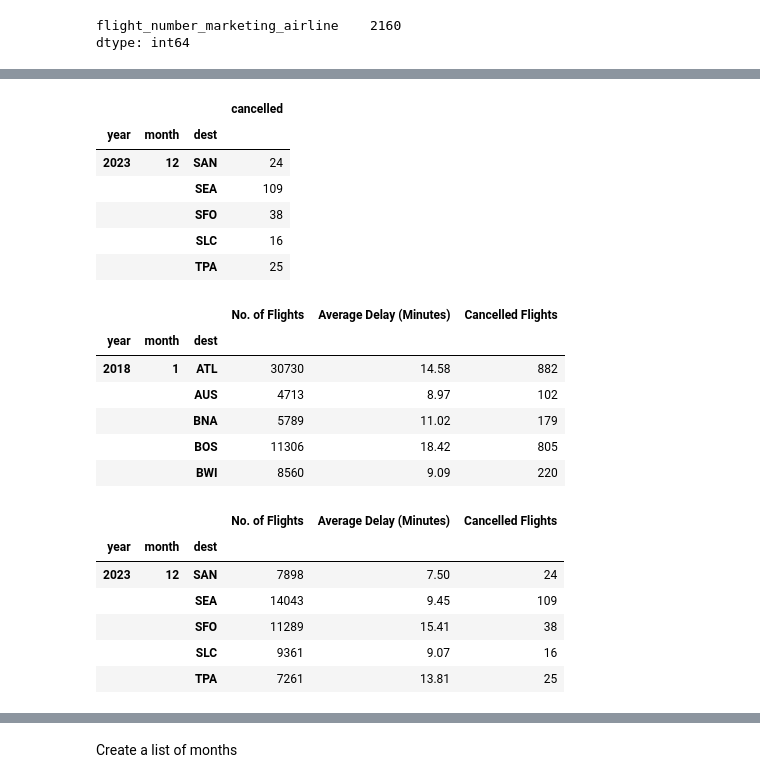
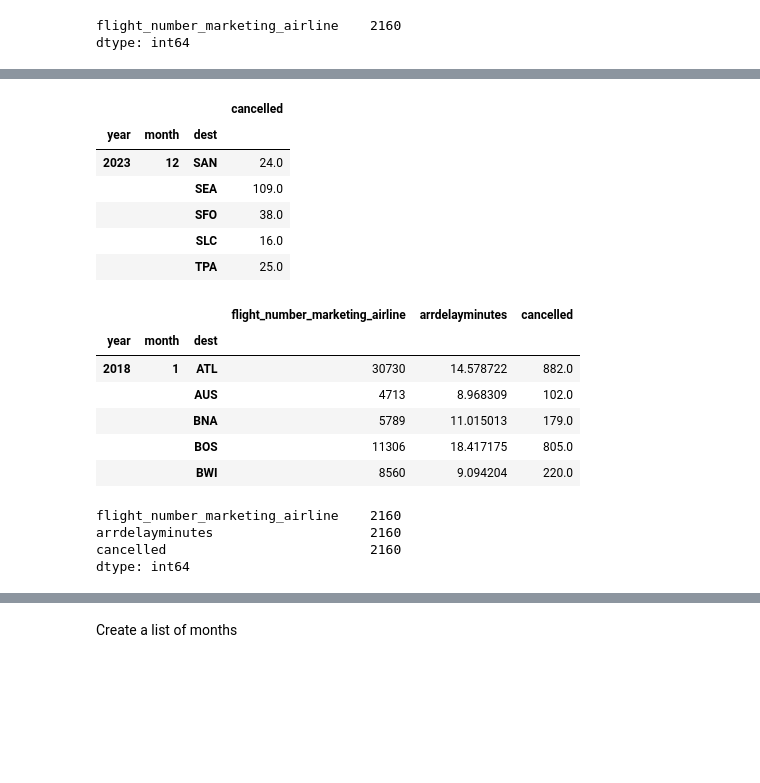
Before and after one commit to silas-ph/Group_6_EDA, a Jupyter notebook: p1_flight_data_analysis.ipynb, the cells around one changed output, grey strips where cells are left out. Saved outputs shown, nothing was run; the diff lists cells and outputs as text; code cells hidden in the pictures; blank space fills up the shorter version.

```diff
--- a/p1_flight_data_analysis.ipynb
+++ b/p1_flight_data_analysis.ipynb
@@ -603,13 +611,0 @@ dtype: int64
-# %%
-# Rename the column to something more meaningful
-df_flights_summary = df_flights_summary.rename(columns={'flight_number_marketing_airline': 'No. of Flights'})
-# %%
-# Calculate the average delay on arrival in minutes by year, month and arrival airport, round to two digits, and sort.
-df_arrdelay_mean = df_flights[['year', 'month', 'dest', 'arrdelayminutes']].groupby(['year', 'month', 'dest']).mean().round(2).sort_index()
-display(df_arrdelay_mean.head())
-display(df_arrdelay_mean.tail())
-
-# Add average delay on arrival to the DataFrame
-df_flights_summary['Average Delay (Minutes)'] = df_arrdelay_mean['arrdelayminutes']
-display(df_flights_summary.head())
-display(df_flights_summary.tail())
@@ -644,0 +614,15 @@ display(df_flights_summary.tail())
+# %%
+# Retrieve the arrival delay, 'arrdelayminutes' and drop any rows with invalid values
+df_delay = df_flights[['year', 'month', 'dest', 'arrdelayminutes']].dropna()
+# display(df_delay.head())
+
+# Average over 'year', 'month', 'dest'.
+df_delay_mean = df_delay.groupby(['year', 'month', 'dest']).mean()
+
+# Merge average delay on arrival to the flights summary DataFrame
+df_flights_summary = pd.merge(df_flights_summary, df_delay_mean,
+                              how='inner',
+                              on=['year', 'month', 'dest'])
+display(df_flights_summary.head())
+# display(df_flights_summary.tail())
+display(df_flights_summary.count())
@@ -645,17 +645,16 @@ display(df_flights_summary.tail())
 # %%
-# Calculate cancellations by year, month, and airport. To calculate the
-# cancellations we sum over the 'cancelled' column of the 'df_flights' DataFrame
-# since, according to the data dictionary, it has a value of 1 when a flight is
-# cancelled and a value of 0 if it is not cancelled.
-# Also, convert the number of cancellations to integer and sort by index.
-df_cancelled = df_flights[['year', 'month', 'dest', 'cancelled']].groupby(['year', 'month', 'dest']).sum().astype(int).sort_index()
+# Retrieve and sum over the cancelled flights.
+df_cancelled = df_flights[['year', 'month', 'dest', 'cancelled']].groupby(['year', 'month', 'dest']).sum()
 display(df_cancelled.head())
 display(df_cancelled.tail())
 
-# Add the cancellations to the summary DataFrame
-df_flights_summary['Cancelled Flights'] = df_cancelled['cancelled']
+# Merge cancelled flights to the flights summary DataFrame
+df_flights_summary = pd.merge(df_flights_summary, df_cancelled,
+                              how='inner',
+                              on=['year', 'month', 'dest'])
 display(df_flights_summary.head())
-display(df_flights_summary.tail())
+# display(df_flights_summary.tail())
+display(df_flights_summary.count())
 # %% [output]
 |  |  |  | cancelled |
 | year | month | dest |  |
@@ -667,21 +666,18 @@ display(df_flights_summary.tail())
 |  |  |  | cancelled |
 | year | month | dest |  |
-| 2023 | 12 | SAN | 24 |
-|  |  | SEA | 109 |
-|  |  | SFO | 38 |
-|  |  | SLC | 16 |
-|  |  | TPA | 25 |
+| 2023 | 12 | SAN | 24.0 |
+|  |  | SEA | 109.0 |
+|  |  | SFO | 38.0 |
+|  |  | SLC | 16.0 |
+|  |  | TPA | 25.0 |
-|  |  |  | No. of Flights | Average Delay (Minutes) | Cancelled Flights |
+|  |  |  | flight_number_marketing_airline | arrdelayminutes | cancelled |
 | year | month | dest |  |  |  |
-| 2018 | 1 | ATL | 30730 | 14.58 | 882 |
-|  |  | AUS | 4713 | 8.97 | 102 |
-|  |  | BNA | 5789 | 11.02 | 179 |
-|  |  | BOS | 11306 | 18.42 | 805 |
-|  |  | BWI | 8560 | 9.09 | 220 |
+| 2018 | 1 | ATL | 30730 | 14.578722 | 882.0 |
+|  |  | AUS | 4713 | 8.968309 | 102.0 |
+|  |  | BNA | 5789 | 11.015013 | 179.0 |
+|  |  | BOS | 11306 | 18.417175 | 805.0 |
+|  |  | BWI | 8560 | 9.094204 | 220.0 |
-|  |  |  | No. of Flights | Average Delay (Minutes) | Cancelled Flights |
-| year | month | dest |  |  |  |
-| 2023 | 12 | SAN | 7898 | 7.50 | 24 |
-|  |  | SEA | 14043 | 9.45 | 109 |
-|  |  | SFO | 11289 | 15.41 | 38 |
-|  |  | SLC | 9361 | 9.07 | 16 |
-|  |  | TPA | 7261 | 13.81 | 25 |
+flight_number_marketing_airline    2160
+arrdelayminutes                    2160
+cancelled                          2160
+dtype: int64
```
Also changed, not shown: parts of 56 cells of this notebook.
